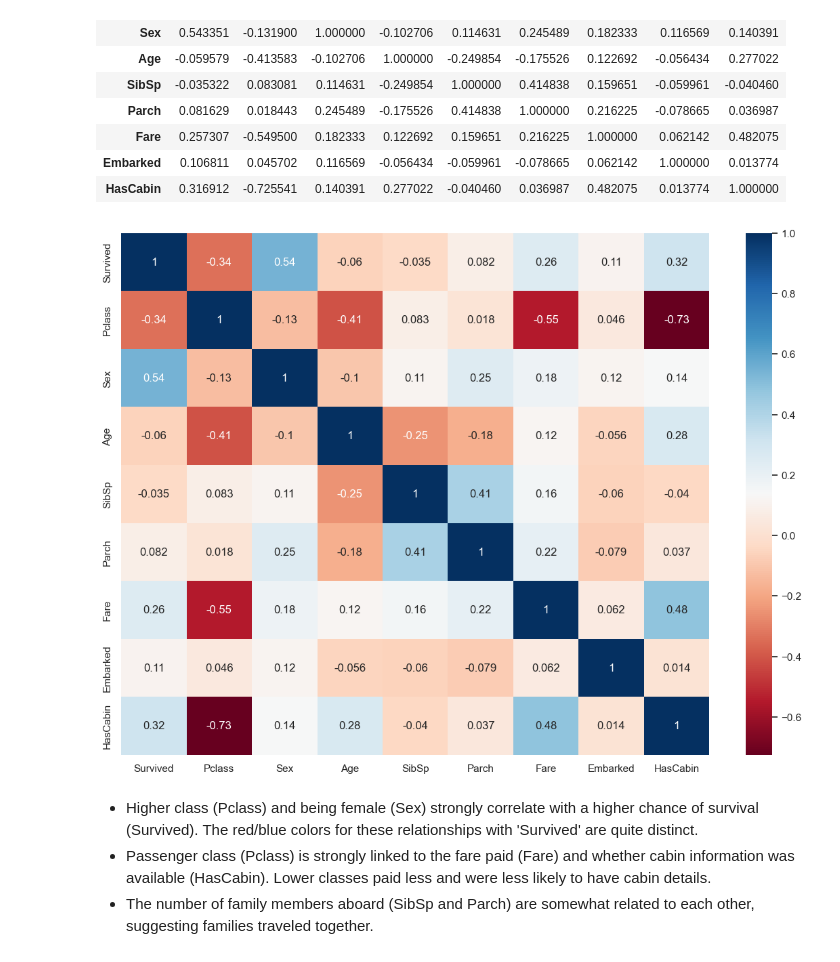
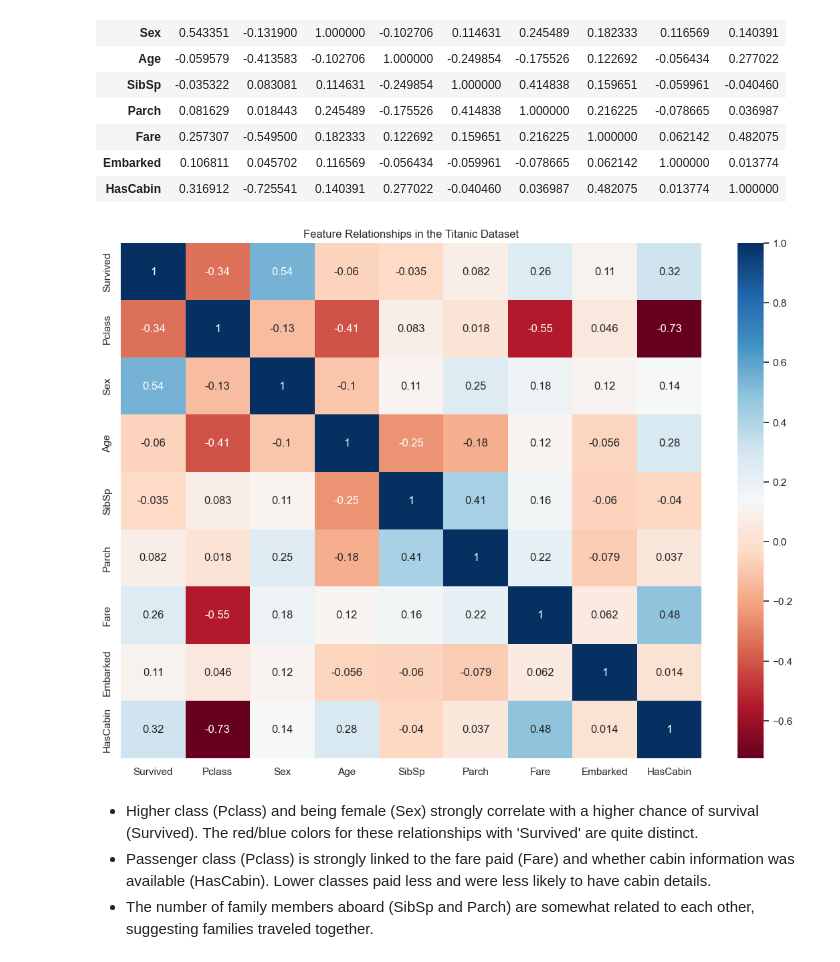
Before and after one commit to GClark89/Titanic, a Jupyter notebook: EDA.ipynb, the cells around one changed output. Cells and saved outputs as stored; diff of their text form; code cells hidden in the pictures.

```diff
--- a/EDA.ipynb
+++ b/EDA.ipynb
@@ -465,12 +468,13 @@ plt.show()
 - Passengers with higher fares, who were typically in higher classes, had a better chance of survival.
 - While age doesn't show a clear direct link to survival, the plot highlights the strong connection between fare, class, and the likelihood of surviving the Titanic disaster. The different shapes further emphasize how passenger class relates to the fare paid.
 # %%
+
 # Convert 'Sex' and 'Embarked' to numeric first
 df_encoded = df.copy()
 df_encoded['Sex'] = df_encoded['Sex'].map({'male': 0, 'female': 1})
 df_encoded['Embarked'] = df_encoded['Embarked'].map({'S': 0, 'C': 1, 'Q': 2})
 #Dropping this for the correlation heat map
-df_encoded = df_encoded.drop(columns=['AgeGroup', 'Name','Ticket', 'Cabin','PassengerId'])
+df_encoded = df_encoded.drop(columns=['Name', 'Ticket', 'PassengerId','AgeGroup'])
 
 
 df_encoded.corr()
@@ -488,9 +492,10 @@ df_encoded.corr()
 # %%
 plt.figure(figsize=(14,10))
 sns.heatmap(df_encoded.corr(), annot=True, cmap= 'RdBu')
+plt.title("Feature Relationships in the Titanic Dataset")
 plt.show()
 # %% [output]
-[figure, old version]
+[figure, new version]
 # %% [markdown]
 - Higher class (Pclass) and being female (Sex) strongly correlate with a higher chance of survival (Survived). The red/blue colors for these relationships with 'Survived' are quite distinct.
 - Passenger class (Pclass) is strongly linked to the fare paid (Fare) and whether cabin information was available (HasCabin). Lower classes paid less and were less likely to have cabin details.
```
Also changed, not shown: parts of 11 cells of this notebook, 3 other files.
